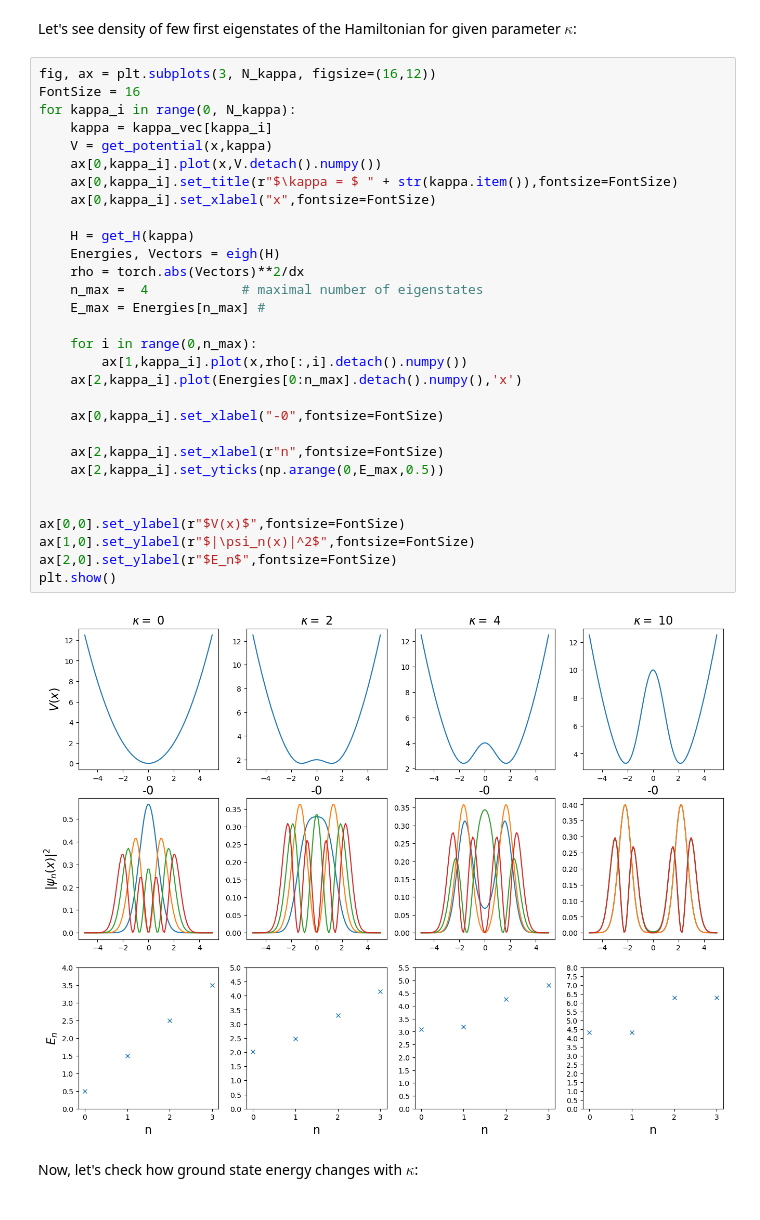
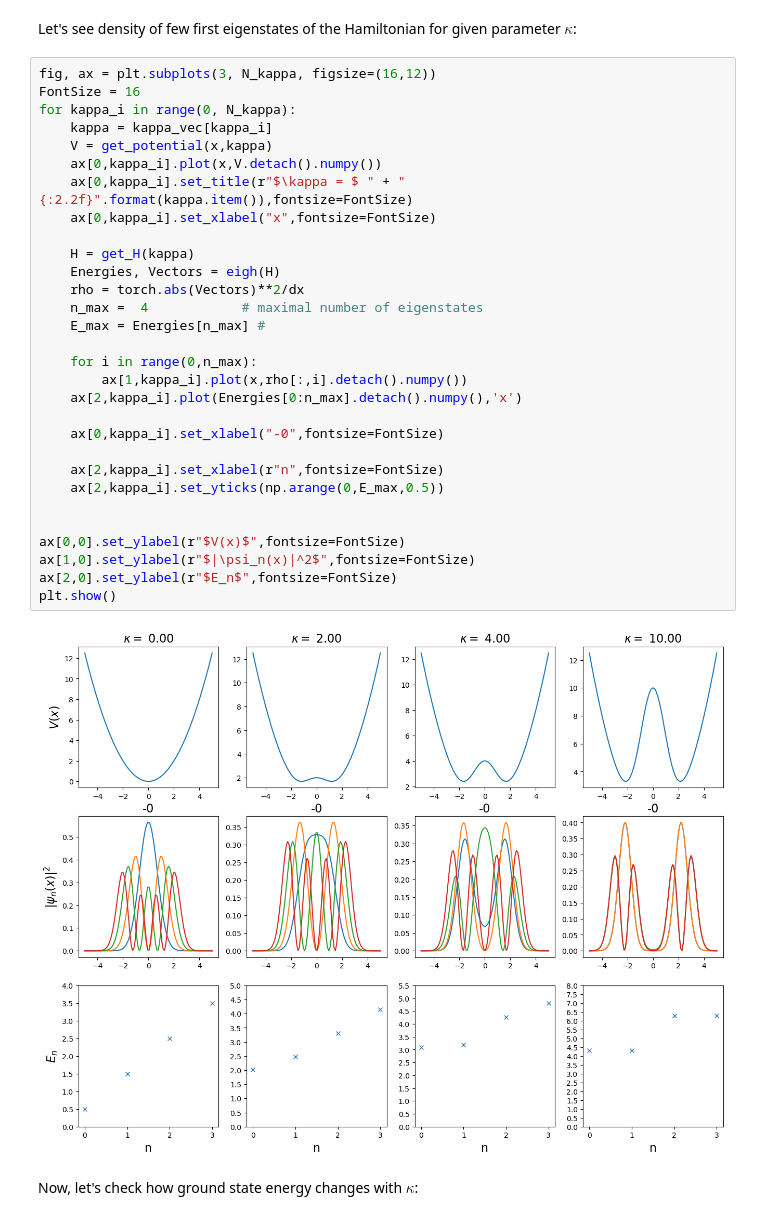
Before and after one commit to BorjaRequena/Neural-Network-Course, a Jupyter notebook: nbs/course/automatic_differentiation_pytorch.ipynb, the cells around one changed output. Cells and saved outputs as stored; diff of their text form.

```diff
--- a/nbs/course/automatic_differentiation_pytorch.ipynb
+++ b/nbs/course/automatic_differentiation_pytorch.ipynb
@@ -358,35 +364,35 @@ Let's see density of few first eigenstates of the Hamiltonian for given paramete
 # %%
 fig, ax = plt.subplots(3, N_kappa, figsize=(16,12))
 FontSize = 16
 for kappa_i in range(0, N_kappa):
     kappa = kappa_vec[kappa_i]
     V = get_potential(x,kappa)
     ax[0,kappa_i].plot(x,V.detach().numpy())
-    ax[0,kappa_i].set_title(r"$\kappa = $ " + str(kappa.item()),fontsize=FontSize)
+    ax[0,kappa_i].set_title(r"$\kappa = $ " + "{:2.2f}".format(kappa.item()),fontsize=FontSize)
     ax[0,kappa_i].set_xlabel("x",fontsize=FontSize)
 
     H = get_H(kappa)
     Energies, Vectors = eigh(H)
     rho = torch.abs(Vectors)**2/dx
     n_max =  4            # maximal number of eigenstates
     E_max = Energies[n_max] #
 
     for i in range(0,n_max):
         ax[1,kappa_i].plot(x,rho[:,i].detach().numpy())
     ax[2,kappa_i].plot(Energies[0:n_max].detach().numpy(),'x')
 
     ax[0,kappa_i].set_xlabel("-0",fontsize=FontSize)
 
     ax[2,kappa_i].set_xlabel(r"n",fontsize=FontSize)
     ax[2,kappa_i].set_yticks(np.arange(0,E_max,0.5))
 
 
 ax[0,0].set_ylabel(r"$V(x)$",fontsize=FontSize)
 ax[1,0].set_ylabel(r"$|\psi_n(x)|^2$",fontsize=FontSize)
 ax[2,0].set_ylabel(r"$E_n$",fontsize=FontSize)
 plt.show()
 # %% [output]
-[figure, old version]
+[figure, new version]
 # %% [markdown]
 Now, let's check how ground state energy changes with $\kappa$:
 # %%
```
Also changed, not shown: parts of 5 cells of this notebook, 1 other file.
